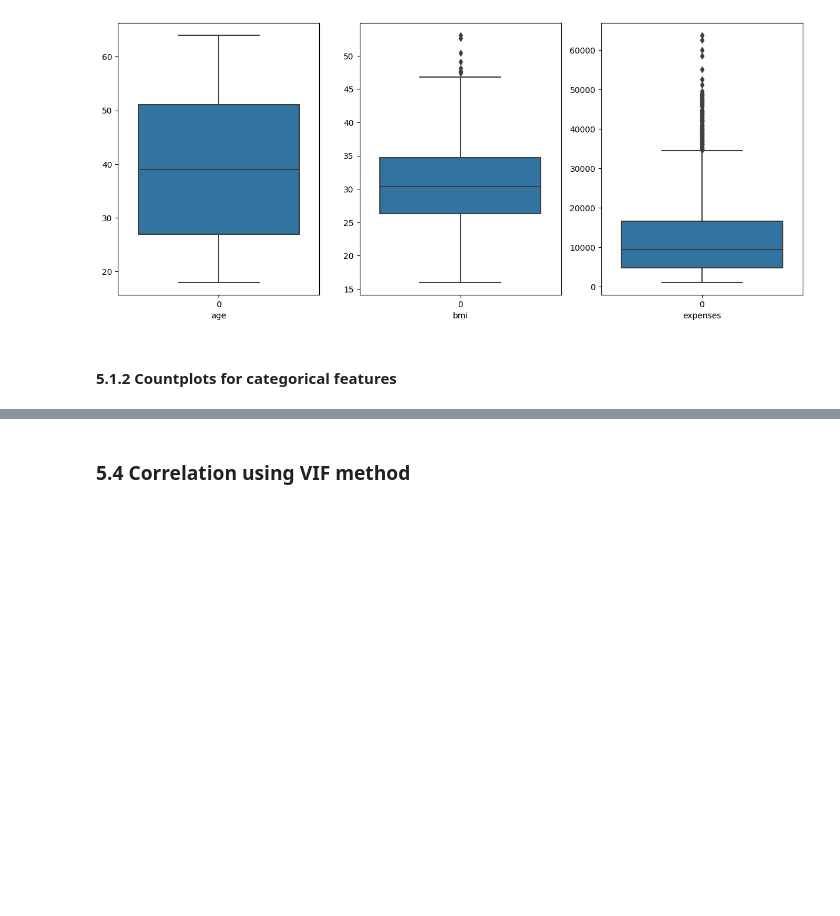
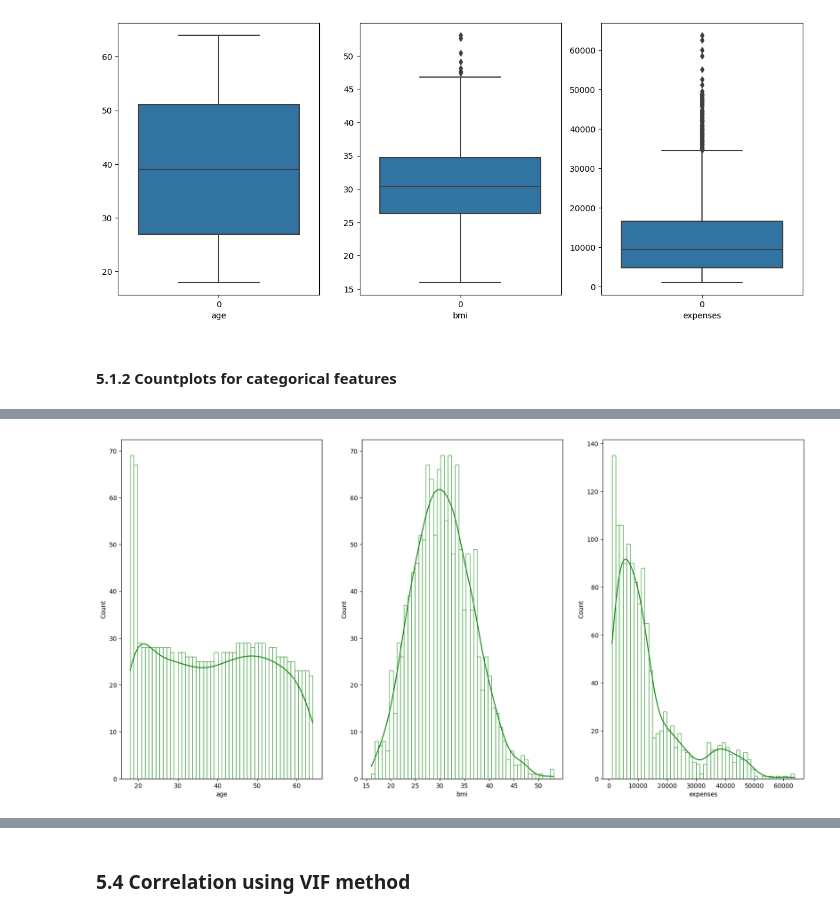
Before and after one commit to kuldeepguptahub/health-expenditure-prediction, a Jupyter notebook: notebooks/EDA.ipynb, the cells around one changed output, grey strips where cells are left out. Saved outputs shown, nothing was run; the diff lists cells and outputs as text; code cells hidden in the pictures; blank space fills up the shorter version.

```diff
--- a/notebooks/EDA.ipynb
+++ b/notebooks/EDA.ipynb
@@ -220,0 +223,10 @@ plt.show()
+# %%
+plt.figure(figsize=(20,10))
+
+for i, col in enumerate(num_features):
+    plt.subplot(1, 3, i+1)
+    sns.histplot(df[col], kde=True, bins=50, fill=False, color='g')
+
+plt.show()
+# %% [output]
+[figure, added]
```
Also changed, not shown: parts of 34 cells of this notebook, 8 other files.
